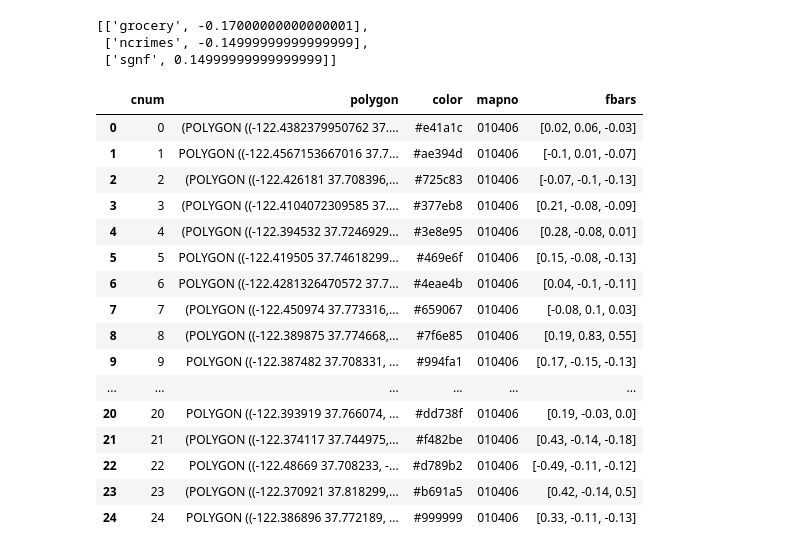
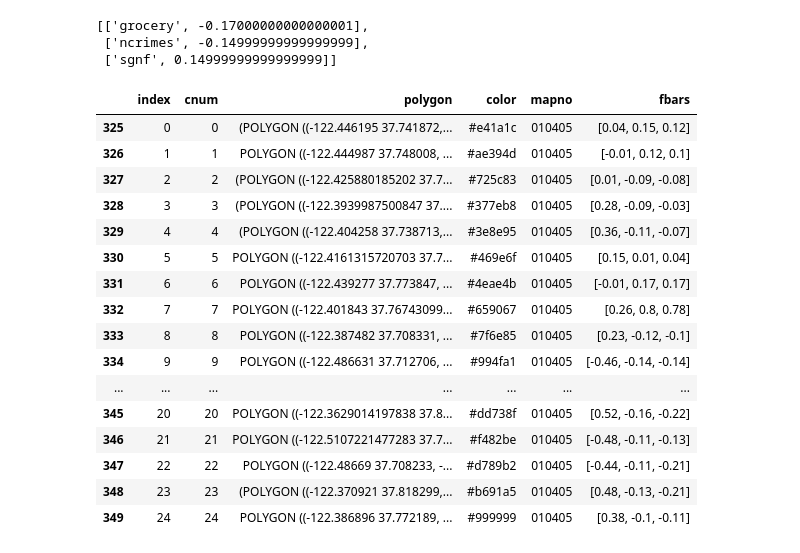
Before and after one commit to crupley/hoodie-development, a Jupyter notebook: explore/cutlists to json.ipynb, the cells around one changed output. Cells and saved outputs as stored; diff of their text form; code cells hidden in the pictures.

Commit message:
fix indexing issues causing wrong barchart data in json

```diff
--- a/explore/cutlists to json.ipynb
+++ b/explore/cutlists to json.ipynb
@@ -442,23 +452,25 @@ map(list_, fnames[13*25], map(list, fbars.round(2).values)[12])
 [['grocery', -0.17000000000000001],
  ['ncrimes', -0.14999999999999999],
  ['sgnf', 0.14999999999999999]]
+# %%
+alldf = alldf.reset_index()
 # %%
-alldf[alldf.mapno == '010406']
+alldf[alldf.mapno == '010405']
 # %% [output]
-|  | cnum | polygon | color | mapno | fbars |
-| 0 | 0 | (POLYGON ((-122.4382379950762 37.... | #e41a1c | 010406 | [0.02, 0.06, -0.03] |
-| 1 | 1 | POLYGON ((-122.4567153667016 37.7... | #ae394d | 010406 | [-0.1, 0.01, -0.07] |
-| 2 | 2 | (POLYGON ((-122.426181 37.708396,... | #725c83 | 010406 | [-0.07, -0.1, -0.13] |
-| 3 | 3 | (POLYGON ((-122.4104072309585 37.... | #377eb8 | 010406 | [0.21, -0.08, -0.09] |
-| 4 | 4 | (POLYGON ((-122.394532 37.7246929... | #3e8e95 | 010406 | [0.28, -0.08, 0.01] |
-| 5 | 5 | POLYGON ((-122.419505 37.74618299... | #469e6f | 010406 | [0.15, -0.08, -0.13] |
-| 6 | 6 | POLYGON ((-122.4281326470572 37.7... | #4eae4b | 010406 | [0.04, -0.1, -0.11] |
-| 7 | 7 | (POLYGON ((-122.450974 37.773316,... | #659067 | 010406 | [-0.08, 0.1, 0.03] |
-| 8 | 8 | (POLYGON ((-122.389875 37.774668,... | #7f6e85 | 010406 | [0.19, 0.83, 0.55] |
-| 9 | 9 | POLYGON ((-122.387482 37.708331, ... | #994fa1 | 010406 | [0.17, -0.15, -0.13] |
-| ... | ... | ... | ... | ... | ... |
-| 20 | 20 | POLYGON ((-122.393919 37.766074, ... | #dd738f | 010406 | [0.19, -0.03, 0.0] |
-| 21 | 21 | (POLYGON ((-122.374117 37.744975,... | #f482be | 010406 | [0.43, -0.14, -0.18] |
-| 22 | 22 | POLYGON ((-122.48669 37.708233, -... | #d789b2 | 010406 | [-0.49, -0.11, -0.12] |
-| 23 | 23 | (POLYGON ((-122.370921 37.818299,... | #b691a5 | 010406 | [0.42, -0.14, 0.5] |
-| 24 | 24 | POLYGON ((-122.386896 37.772189, ... | #999999 | 010406 | [0.33, -0.11, -0.13] |
+|  | index | cnum | polygon | color | mapno | fbars |
+| 325 | 0 | 0 | (POLYGON ((-122.446195 37.741872,... | #e41a1c | 010405 | [0.04, 0.15, 0.12] |
+| 326 | 1 | 1 | POLYGON ((-122.444987 37.748008, ... | #ae394d | 010405 | [-0.01, 0.12, 0.1] |
+| 327 | 2 | 2 | (POLYGON ((-122.425880185202 37.7... | #725c83 | 010405 | [0.01, -0.09, -0.08] |
+| 328 | 3 | 3 | (POLYGON ((-122.3939987500847 37.... | #377eb8 | 010405 | [0.28, -0.09, -0.03] |
+| 329 | 4 | 4 | (POLYGON ((-122.404258 37.738713,... | #3e8e95 | 010405 | [0.36, -0.11, -0.07] |
+| 330 | 5 | 5 | POLYGON ((-122.4161315720703 37.7... | #469e6f | 010405 | [0.15, 0.01, 0.04] |
+| 331 | 6 | 6 | POLYGON ((-122.439277 37.773847, ... | #4eae4b | 010405 | [-0.01, 0.17, 0.17] |
+| 332 | 7 | 7 | POLYGON ((-122.401843 37.76743099... | #659067 | 010405 | [0.26, 0.8, 0.78] |
+| 333 | 8 | 8 | POLYGON ((-122.387482 37.708331, ... | #7f6e85 | 010405 | [0.23, -0.12, -0.1] |
+| 334 | 9 | 9 | POLYGON ((-122.486631 37.712706, ... | #994fa1 | 010405 | [-0.46, -0.14, -0.14] |
+| ... | ... | ... | ... | ... | ... | ... |
+| 345 | 20 | 20 | POLYGON ((-122.3629014197838 37.8... | #dd738f | 010405 | [0.52, -0.16, -0.22] |
+| 346 | 21 | 21 | POLYGON ((-122.5107221477283 37.7... | #f482be | 010405 | [-0.48, -0.11, -0.13] |
+| 347 | 22 | 22 | POLYGON ((-122.48669 37.708233, -... | #d789b2 | 010405 | [-0.44, -0.11, -0.21] |
+| 348 | 23 | 23 | (POLYGON ((-122.370921 37.818299,... | #b691a5 | 010405 | [0.48, -0.13, -0.21] |
+| 349 | 24 | 24 | POLYGON ((-122.386896 37.772189, ... | #999999 | 010405 | [0.38, -0.1, -0.11] |
```
Also changed, not shown: parts of 5 cells of this notebook, 2 other files.
